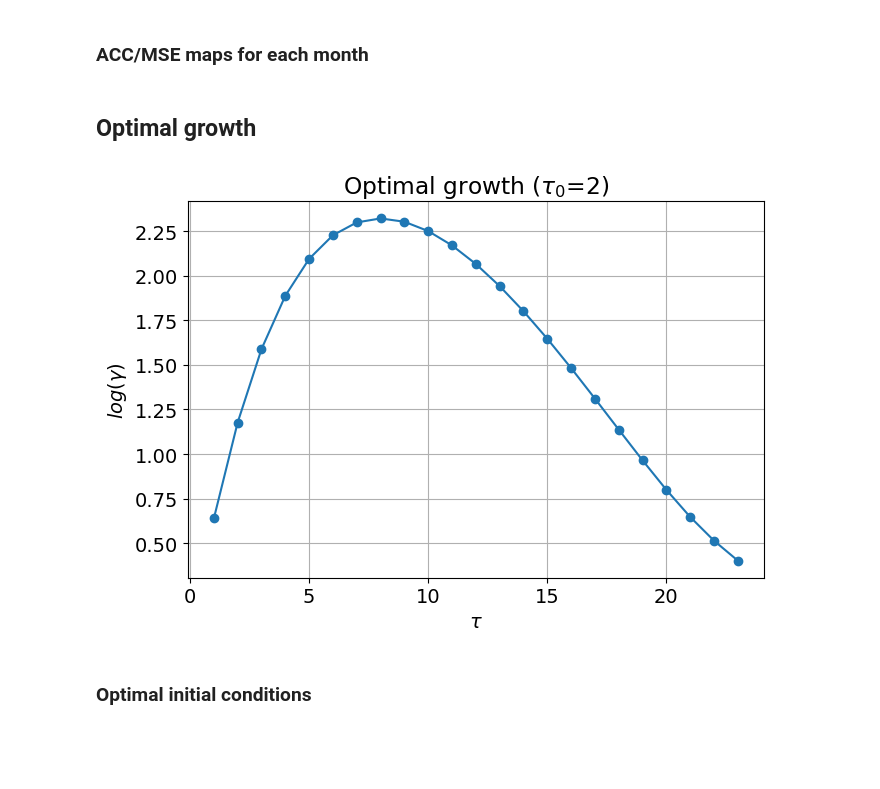
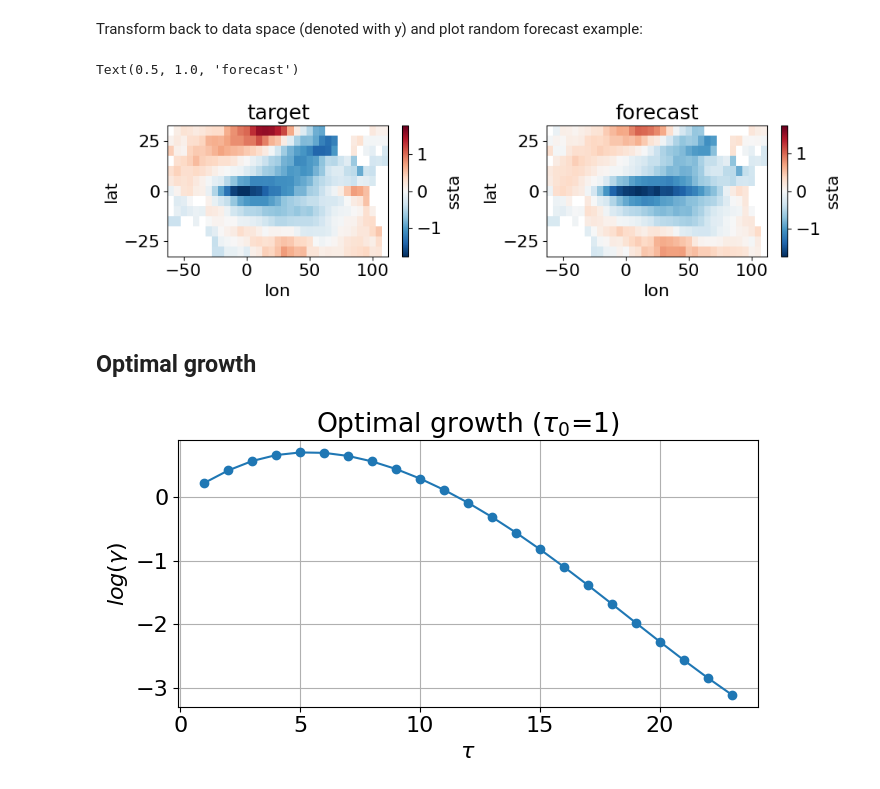
Before and after one commit to jakob-schloer/tutorials, a Jupyter notebook: LIM/stlim.ipynb, the cells around one changed output. Cells and saved outputs as stored; diff of their text form; code cells hidden in the pictures; blank space fills up the shorter version.

```diff
--- a/LIM/stlim.ipynb
+++ b/LIM/stlim.ipynb
@@ -88,6 +52,6 @@ Create EOF of zosa!
 # %%
 # Split in training and test data
-data = pca_coll.get_principal_components()
+data = pca.principal_components()
 idx_train = int(0.8*len(data['time']))
 data_train = data[:,:idx_train]
 data_test = data[:,idx_train:]
@@ -126,10 +219,15 @@ x_hind = model.forecast_mean(x, lag=lag)
 # %%
+lag=2
+time_range=np.arange(1, 50)
+x = data_test[:, time_range].data
+x_frcst = model.forecast_mean(x, lag=lag)
+
 # Plot time evolution
 idx_components = [0,1,2]
 fig, axs = plt.subplots(len(idx_components), figsize=(7, len(idx_components)*2))
 for i, c in enumerate(idx_components):
     axs[i].plot(time_range, x[c, :], label='data')
-    axs[i].plot(time_range+lag, x_hind[c, :], label='forecast Gx')
+    axs[i].plot(time_range+lag, x_frcst[c, :], label='forecast Gx')
 
 _ = axs[0].legend(bbox_to_anchor=(1,1), loc="upper left")
 # %% [output]
@@ -182,20 +234,0 @@ rollout.isel(eof=0).plot(ax=ax)
-# %%
-# Normalization parameters
-lag = 6
-
-norm_attrs = dict()
-for var in list(ds.data_vars):
-    norm_attrs[var] = ds[var].attrs
-
-# Forecast
-z = data_test.data
-z_frcst = np.real(model.forecast_mean(z, lag=lag))
-# Transform to data space
-x_map = pca_coll.reconstruction(z.T[lag:, :], times=data_test['time'][lag:])
-x_frcst_map = pca_coll.reconstruction(z_frcst.T[:-lag, :], times=data_test['time'][lag:])
-
-# Unnormalize
-x_map = xr.merge(
-    [ds[var].attrs['normalizer'].inverse_transform(x_map[var]) for var in ds.data_vars])
-x_frcst_map = xr.merge(
-    [ds[var].attrs['normalizer'].inverse_transform(x_frcst_map[var]) for var in ds.data_vars])
@@ -503,2 +234,0 @@ for i, var in enumerate(error_init_month.data_vars):
-# %% [markdown]
-### ACC/MSE maps for each month
@@ -525,2 +235,23 @@ plt.tight_layout()
+# %% [markdown]
+Transform back to data space (denoted with y) and plot random forecast example:
+# %%
+# Transform to dataspace
+times = data_test.isel(time=time_range)['time'][lag:]
+y = pca.reconstruction(x[:, lag:], newdim=times)
+y_frcst = pca.reconstruction(x_frcst[:, :-lag], newdim=times)
+
+t_idx = 5
+
+plparam = {'tsa': dict(vmin=-2, vmax=2, eps=0.25),
+           'zosa': dict(vmin=-0.1, vmax=.1, eps=0.025)}
+
+fig, axs = plt.subplots(1,2, figsize=(10, 3))
+y.isel(time=t_idx).plot(ax=axs[0])
+axs[0].set_title("target")
+y_frcst.isel(time=t_idx).plot(ax=axs[1])
+axs[1].set_title("forecast")
+# %% [output]
+Text(0.5, 1.0, 'forecast')
+[figure, added]
 # %% [markdown]
 ## Optimal growth
@@ -530,25 +259,17 @@ plt.tight_layout()
 lag_arr = np.arange(1, 24, 1)
 growth_arr = []
 for lag in lag_arr:
-#    w, U, V = lim.matrix_decomposition(model.G)
-#    G_tau = U @ np.diag(w**(lag/model.tau_0)) @ np.linalg.inv(U)
-#    w_tau, U_tau, V_tau = lim.matrix_decomposition(G_tau.T @ G_tau)
-#    growth = w_tau[0]
-#    init_condition=U_tau[:,0]
-    growth, init_condition = model.growth(lag=lag, norm=None)
-    growth_arr.append({
-        'growth': growth, 'init_condition': init_condition, 'lag': lag
-    })
-growth = metric.listofdicts_to_dict(growth_arr)
+    w, U, V = ut.matrix_decomposition(model.G)
+    G_tau = U @ np.diag(w**(lag/model.tau_0)) @ np.linalg.inv(U)
+    w_tau, U_tau, V_tau = ut.matrix_decomposition(G_tau.T @ G_tau)
+    growth_arr.append(w_tau[0])
 # %%
 # Plot growth
 fig, ax = plt.subplots()
-ax.plot(growth['lag'], np.log(growth['growth']), 'o-', label='growth')
+ax.plot(lag_arr, np.log(growth_arr), 'o-', label='growth')
 _ = ax.set_xlabel(r"$\tau$")
 _ = ax.set_ylabel(r"$log(\gamma)$")
 _ = ax.set_title(rf"Optimal growth ($\tau_0$={model.tau_0})")
 ax.grid('y')
 # %% [output]
-[figure, old version]
+[figure, new version]
-# %% [markdown]
-### Optimal initial conditions
```
Also changed, not shown: parts of 60 cells of this notebook.
